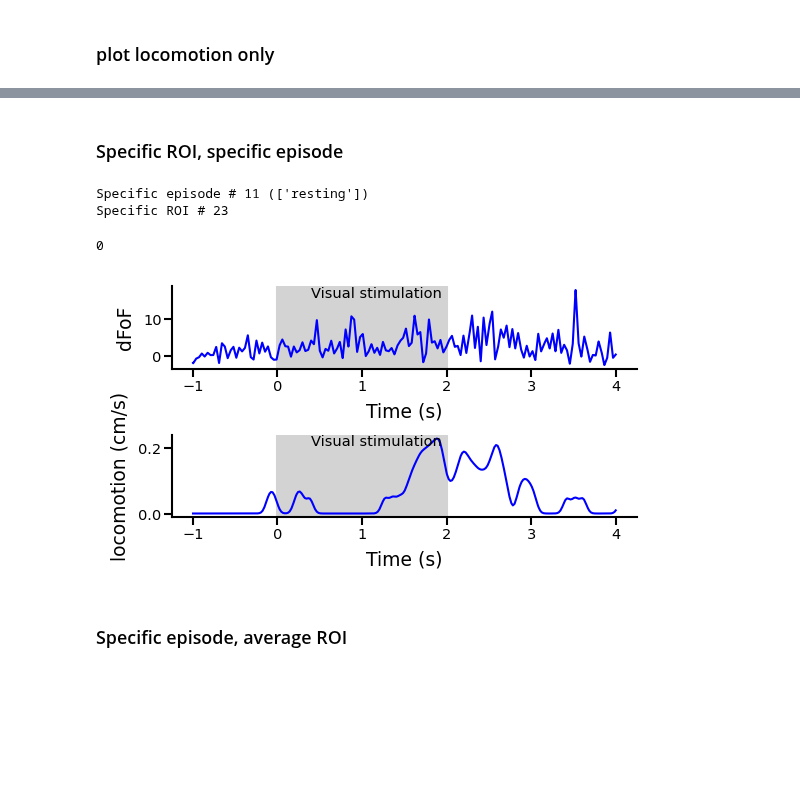
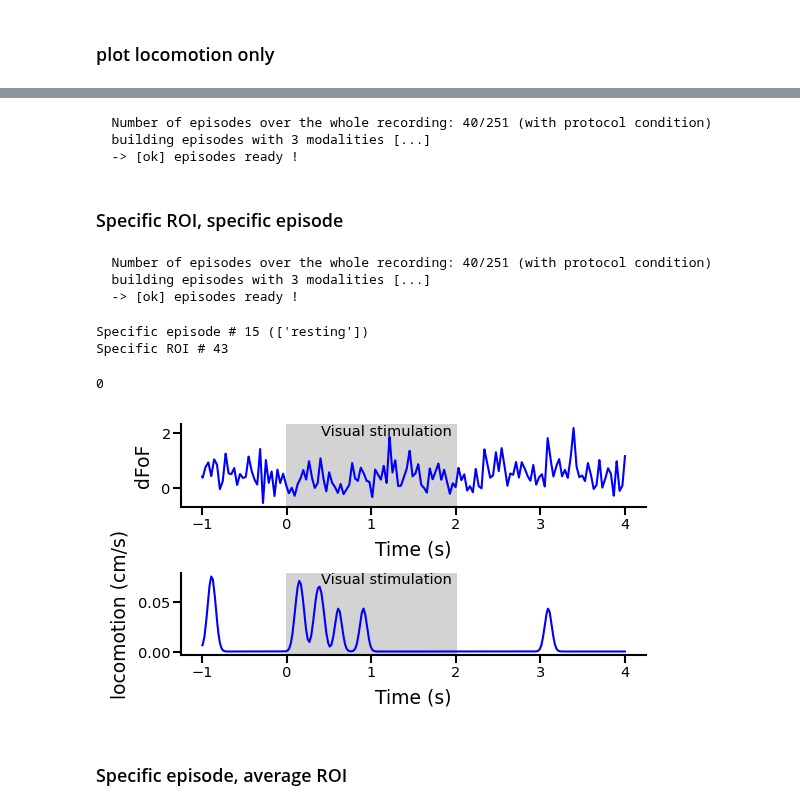
Before and after one commit to LauraGonzalez2000/physion, a Jupyter notebook: notebooks/personalized/Behavioral_modulation_of_visually_evoked_activity.ipynb, the cells around one changed output, grey strips where cells are left out. Saved outputs shown, nothing was run; the diff lists cells and outputs as text; code cells hidden in the pictures; blank space fills up the shorter version.

```diff
--- a/notebooks/personalized/Behavioral_modulation_of_visually_evoked_activity.ipynb
+++ b/notebooks/personalized/Behavioral_modulation_of_visually_evoked_activity.ipynb
@@ -550,7 +550,7 @@ def plot_dFoF_locomotion(episodes,
     AX[1].set_ylabel('locomotion (cm/s)', fontsize=9)
 
     for ax in AX:
-        ax.axvspan(0, 2, color='lightgrey')
+        ax.axvspan(0, int(np.unique(episodes.time_duration)), color='lightgrey')
         ax.set_xlabel('Time (s)', fontsize=9)
         ax.annotate('Visual stimulation', (0.30, 1), color='black', xycoords='axes fraction', va='top', fontsize=7)
         ax.tick_params(axis='both', labelsize=7, pad=1, direction='out', length=4, width=1)
@@ -723,21 +691,53 @@ value to compare to threshold :  0.3401805441082043
+# %%
+protocol = "moving-dots"
+pre_stim = 1
+Ep = EpisodeData(data,
+                 quantities=['dFoF', 'running_speed', 'pupil'],
+                 protocol_name=protocol,
+                 prestim_duration=pre_stim)
+
+HMcond = compute_high_arousal_cond(Ep,
+                                   pre_stim = pre_stim,
+                                   pupil_threshold = 0.29,
+                                   running_speed_threshold = 0.1,
+                                   metric = 'locomotion')
+# %% [output]
+  Number of episodes over the whole recording: 40/251 (with protocol condition)
+  building episodes with 3 modalities [...]
+  -> [ok] episodes ready !
 # %% [markdown]
 ### Specific ROI, specific episode
+# %%
+protocol = 'moving-dots'
+
+Ep = EpisodeData(data,
+                 quantities=['dFoF', 'running_speed', 'pupil'],
+                 protocol_name=protocol)
+HMcond = compute_high_arousal_cond(Ep,
+                                   pre_stim = 1,
+                                   pupil_threshold = 0.29,
+                                   running_speed_threshold = 0.1,
+                                   metric = 'locomotion')
+# %% [output]
+  Number of episodes over the whole recording: 40/251 (with protocol condition)
+  building episodes with 3 modalities [...]
+  -> [ok] episodes ready !
 # %%
-roi = random.randint(0, Ep_MvDots.dFoF.shape[1]-1)  #chosen randomly  #roi=17
-epi_num = random.randint(0, Ep_MvDots.dFoF.shape[0]-1) #chosen randomly  #34 is active
+roi = random.randint(0, Ep.dFoF.shape[1]-1)  #chosen randomly  #roi=17
+epi_num = random.randint(0, Ep.dFoF.shape[0]-1) #chosen randomly  #34 is active
 
-plot_dFoF_locomotion(Ep_MvDots,
-                     HMcond_MvDots,
+plot_dFoF_locomotion(Ep,
+                     HMcond,
                      roi_n=roi,
                      episode_n = epi_num,
                      general=True,
                      active=False,
                      resting=False)
 # %% [output]
-Specific episode # 11 (['resting'])
-Specific ROI # 23
+Specific episode # 15 (['resting'])
+Specific ROI # 43
 0
-[figure, old version]
+[figure, new version]
 # %% [markdown]
 ### Specific episode, average ROI
 # %%
```
Also changed, not shown: parts of 32 cells of this notebook, 2 other files.
